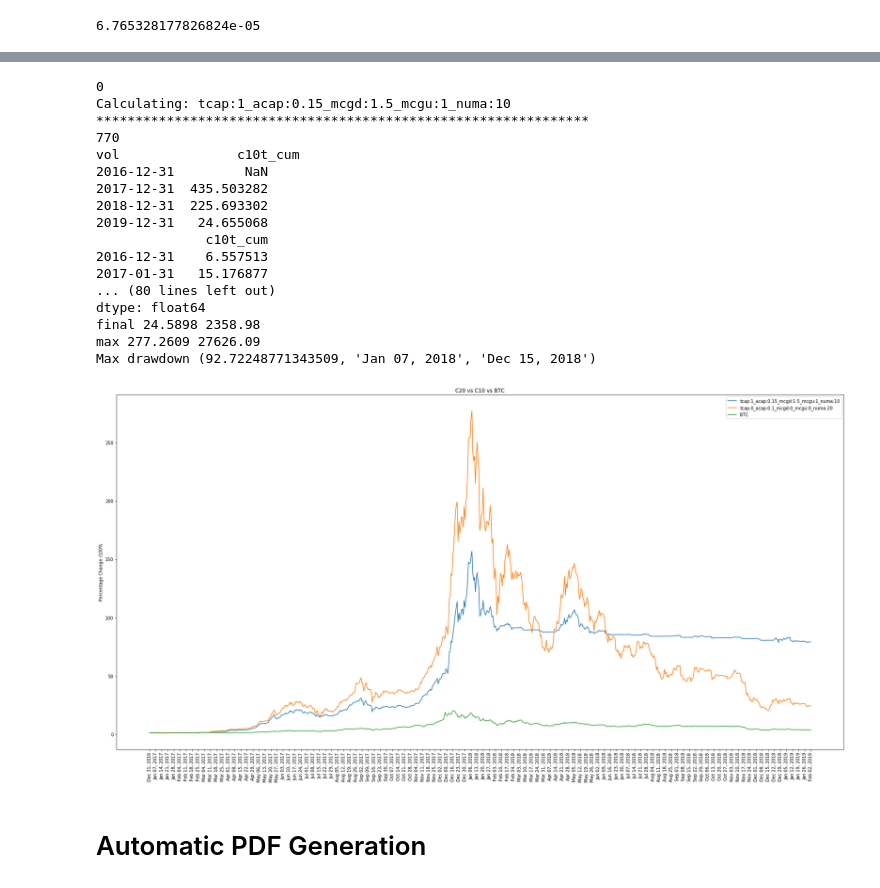
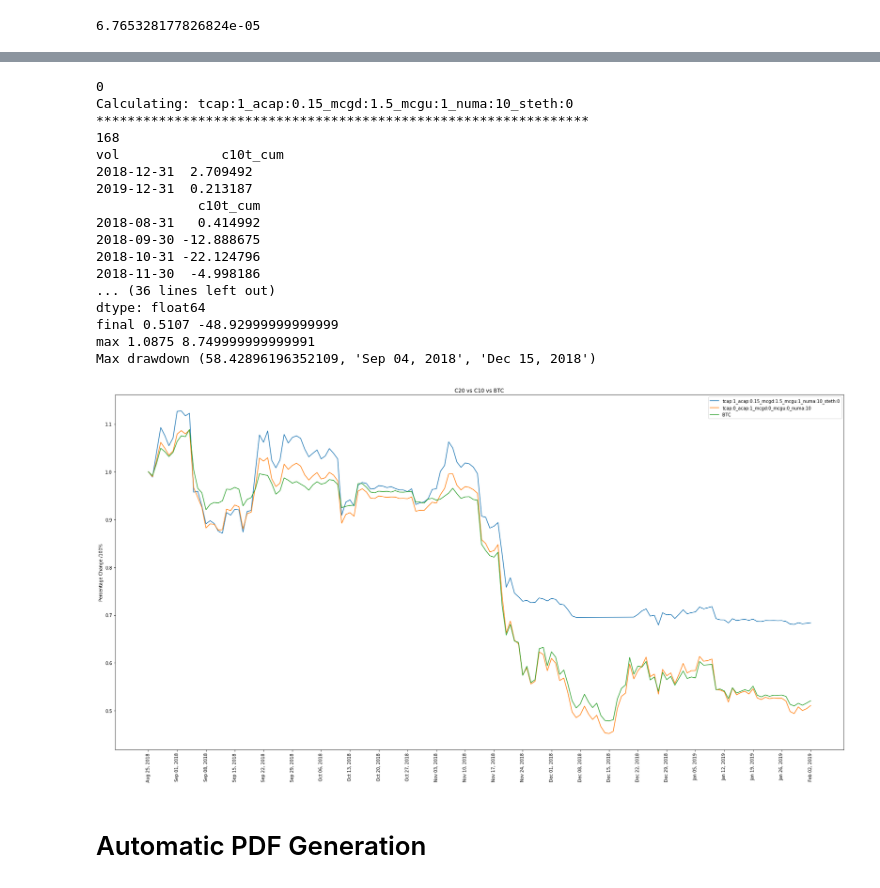
Before and after one commit to crypto20-dev/Invictus, a Jupyter notebook: final_tether_C10_rollingwindow.ipynb, the cells around one changed output, grey strips where cells are left out. Drawn from its saved outputs; the diff is of its cells as text; code cells hidden in the pictures.

```diff
--- a/final_tether_C10_rollingwindow.ipynb
+++ b/final_tether_C10_rollingwindow.ipynb
@@ -321,13 +325,15 @@ final_dict_list = list(itertools.product(*spec_lists))
 print(len(final_dict_list))
 print(final_dict_list)
 
-# final_dict_list = [(('tcap', 0), ('acap', 0.15), ('mcg', 3)),
-#                    (('tcap', 0.25), ('acap', 0.15), ('mcg', 3)),
-#                    (('tcap', 0.50), ('acap', 0.15), ('mcg', 3)),
-#                    (('tcap', 0.75), ('acap', 0.15), ('mcg', 3)),
-#                    (('tcap', 1), ('acap', 0.15), ('mcg', 3)),
-#                   (('tcap', 1), ('acap', 0.15), ('mcg', 0.5)),
-#                   (('tcap', 1), ('acap', 0.15), ('mcg', 0))]
+#0aggressive, 1balanced, 2conservative, 3benchmark
+# final_dict_list = [(('tcap', 0.5), ('acap', 0.15), ('mcg', 0.5)),
+#                    (('tcap', 1), ('acap', 0.15), ('mcgd', 1.5), ('mcgu', 1)),
+#                    (('tcap', 1), ('acap', 0.2), ('mcgd', 2), ('mcgu', 1)),
+#                   (('tcap', 0), ('acap', 1), ('mcgd', 0), ('mcgu', 0))]
+
+#C10 vs C20
+# final_dict_list = [(('tcap', 1), ('acap', 0.15), ('mcgd', 1.5), ('mcgu', 1), ('numa', 10)),
+#                   (('tcap', 0), ('acap', 0.1), ('mcgd', 0), ('mcgu', 0), ('numa', 20))]
 
 #0aggressive, 1balanced, 2conservative, 3benchmark
 # final_dict_list = [(('tcap', 0.5), ('acap', 0.15), ('mcg', 0.5)),
@@ -335,8 +341,9 @@ print(final_dict_list)
 #                    (('tcap', 1), ('acap', 0.2), ('mcgd', 2), ('mcgu', 1)),
 #                   (('tcap', 0), ('acap', 1), ('mcgd', 0), ('mcgu', 0))]
 
-final_dict_list = [(('tcap', 1), ('acap', 0.15), ('mcgd', 1.5), ('mcgu', 1), ('numa', 10)),
-                  (('tcap', 0), ('acap', 0.1), ('mcgd', 0), ('mcgu', 0), ('numa', 20))]
+#C10 25% starting Tether vs Benchmark
+final_dict_list = [(('tcap', 1), ('acap', 0.15), ('mcgd', 1.5), ('mcgu', 1), ('numa', 10), ('steth', 0,25)),
+                  (('tcap', 0), ('acap', 1), ('mcgd', 0), ('mcgu', 0), ('numa', 10))]
 # %% [output]
 400
 [(('tcap', 0.5), ('acap', 0.15), ('mcgd', 0.5), ('mcgu', 0.5)), (('tcap', 0.5), ('acap', 0.15), ('mcgd', 0.5), ('mcgu', 1)), (('tcap', 0.5), ('acap', 0.15), ('mcgd', 0.5), ('mcgu', 1.5)), (('tcap', 0. ...
@@ -344,7 +351,7 @@ final_dict_list = [(('tcap', 1), ('acap', 0.15), ('mcgd', 1.5), ('mcgu', 1), ('n
 yearly_tether_interest_rate = 0.025
 daily_tether_interest_rate = (np.power((1 + yearly_tether_interest_rate), 1./365)) - 1
 
-start_date = 'Dec 31, 2016'
+start_date = 'Aug 25, 2018'
 end_date = 'Feb 02, 2019'
 
 print(daily_tether_interest_rate)
@@ -510,7 +517,7 @@ for count, graph in enumerate(final_dict_list):
     # expense_rate = 0.0004 #4 Basis Points
     max_tether_cap = 0.3
     usdt_share = {}
-    usdt_share[0] = 0     #UDT starts off with ___% for the date
+    usdt_share[0] = 0     #Starting cash(USD)/tether allocation
 
     #set specific params
     for param in graph:
@@ -532,6 +539,9 @@ for count, graph in enumerate(final_dict_list):
 
         elif param[0] == 'numa':
             number_of_assets = param[1]
+
+        elif param[0] == 'steth':
+            usdt_share[0] = param[1]
 
 
     print("Calculating: " + toTitle(graph))
@@ -753,7 +763,7 @@ for count, graph in enumerate(final_dict_list):
     c10t_returns_df.drop("c10t+tether", 1, inplace=True)
     c10t_returns_df.drop("c10+tether", 1, inplace=True)
 
-    c10t_returns_df.to_excel(writer, toTitle(graph).replace(":","").replace("_",""))
+    c10t_returns_df.to_excel(writer, toTitle(graph).replace(":","").replace("_","")[0:31])
 
 
 #     monthly_df2.to_excel(writer, toTitle(graph).replace(":","").replace("_","") + "M")
@@ -776,48 +786,48 @@ for count, graph in enumerate(final_dict_list):
 #     plt.title(toTitle(graph).replace("_", " ") + " --" + " fin:" + str(graphfinal) + " max:" + str(graphmax))
     plt.title("C20 vs C10 vs BTC")
     final_comp_list.append((invest10t, toTitle(graph)))
     #     plt.ylim(0, 180)
 
     #/////////////////////////////////
 #     plt.legend()
 #     plt.savefig('tether_graphs_asymmetric/' + toTitle(graph) + ".png", dpi=100)
 
 #     plt.clf()
 #     plt.cla()
 #     plt.close()
 
 
 # plt.plot(tmc_pct_full['TMC'], label="TMC")
 # plt.xticks(np.arange(0,len(tmc_pct_full),step=7), rotation=90)
 
 pct_bitcoin.to_excel(writer, "Bitcoin")
 plt.plot(pct_bitcoin['bitcoin'], label="BTC")
 plt.xticks(np.arange(0,len(pct_bitcoin),step=7), rotation=90)
 
 plt.legend()
 plt.rcParams['figure.figsize'] = (30,15)
 plt.savefig('tether_asymm_comb/' + "combined" + ".png", dpi=100)
 plt.show()
 writer.save()
 # %% [output]
 0
-Calculating: tcap:1_acap:0.15_mcgd:1.5_mcgu:1_numa:10
+Calculating: tcap:1_acap:0.15_mcgd:1.5_mcgu:1_numa:10_steth:0
 ***************************************************************
-770
-vol               c10t_cum
-2016-12-31         NaN
-2017-12-31  435.503282
-2018-12-31  225.693302
-2019-12-31   24.655068
-              c10t_cum
-2016-12-31    6.557513
-2017-01-31   15.176877
-... (80 lines left out)
+168
+vol             c10t_cum
+2018-12-31  2.709492
+2019-12-31  0.213187
+             c10t_cum
+2018-08-31   0.414992
+2018-09-30 -12.888675
+2018-10-31 -22.124796
+2018-11-30  -4.998186
+... (36 lines left out)
 dtype: float64
-final 24.5898 2358.98
-max 277.2609 27626.09
-Max drawdown (92.72248771343509, 'Jan 07, 2018', 'Dec 15, 2018')
+final 0.5107 -48.92999999999999
+max 1.0875 8.749999999999991
+Max drawdown (58.42896196352109, 'Sep 04, 2018', 'Dec 15, 2018')
-[figure, old version]
+[figure, new version]
 # %%
 # test_listy_2[2] + test_listy[2] + 1).cumprod()
 
```
Also changed, not shown: parts of 3 cells of this notebook.
